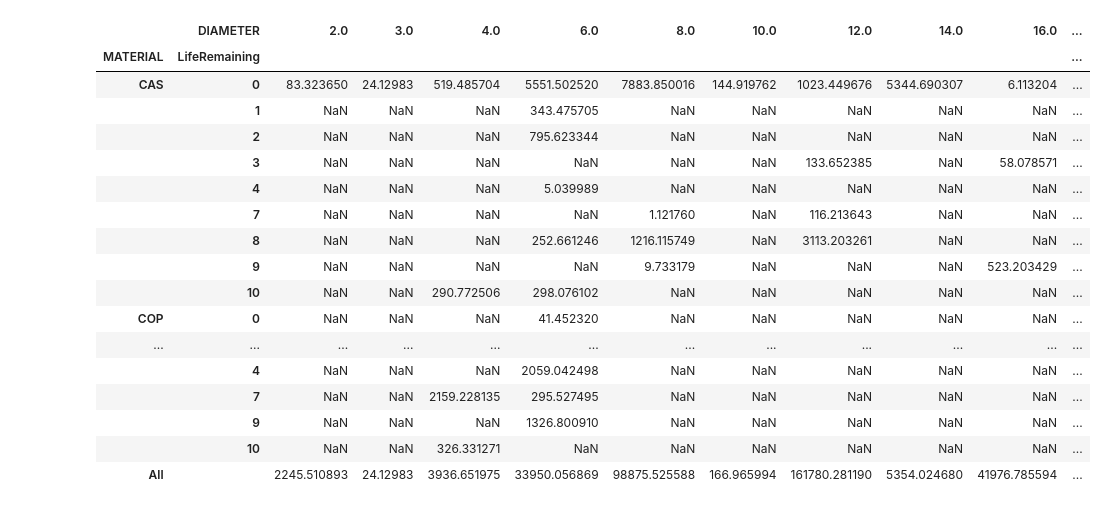
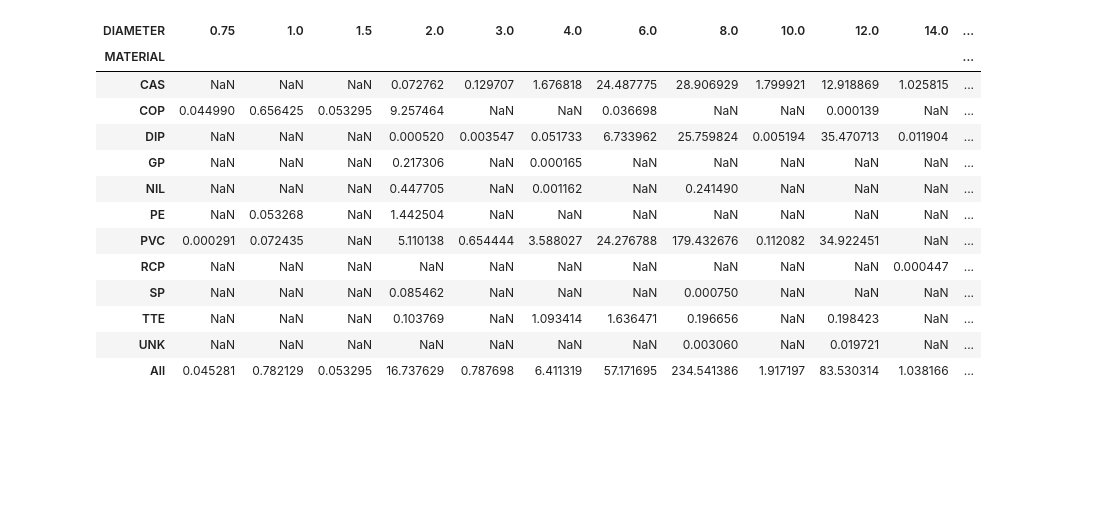
Before and after one commit to gontek/CMED, a Jupyter notebook: AssetPrediction.ipynb, the cells around one changed output. Drawn from its saved outputs; the diff is of its cells as text; code cells hidden in the pictures; blank space fills up the shorter version.

```diff
--- a/AssetPrediction.ipynb
+++ b/AssetPrediction.ipynb
@@ -26,2 +25,16 @@ BreakData = "Main_breaks_Not_Repaired_2021_5"
+# %%
+#this cell will set variables referred to throughout the rest of this script for asset management calculations
+
+#as of about Late october, there is now a service available for breaks and leaks
+
+watermains = "Water_Main_2021_12_3"
+#BreakData = r"C:\Users\kgonterwitz\OneDrive - City of Lawrence KS\Documents\ArcGIS\Projects\WaterAssets\WaterAssets.gdb\Main_breaks_Not_Repaired_2021_5"
+
+BreakData = r'https://gisweb.lawrenceks.org/hosting/rest/services/Water/Water_Breaks_and_Leaks/FeatureServer'
+
+#for the map analysis add the features from above and remove them from the group layer, so the layer name in TOC is this:
+BreakData = "Water Main Breaks"
+
+Soils= r"C:\Users\kgonterwitz\OneDrive - City of Lawrence KS\Documents\ArcGIS\Projects\WaterAssets\WaterAssets.gdb\Soils_SSURGO"
 # %%
 #initiate new analysis geodatabase and copy latest updated version of water main data
@@ -325,47 +317,46 @@ Name: Shape_Length, dtype: float64 424
 # %%
 #exploring pandas data frames, pivot tables, and grouping material and diameter summary lengths
 #this result would be useful for data quality control
 
 
 import pandas as pd
 arcpy.management.SelectLayerByAttribute(watermains, "NEW_SELECTION", "WATERTYPE = 'Potable' And MAINTBY NOT IN (-1)", None)
 
 #look at total pipe length in feet by material with 10 or less years life remaining
-arcpy.management.SelectLayerByAttribute(watermains, "NEW_SELECTION", "LifeRemaining <11", None)
 
+#arcpy.management.SelectLayerByAttribute(watermains, "NEW_SELECTION", "LifeRemaining <11", None)
+
+#Look at all values to check
+arcpy.management.SelectLayerByAttribute(watermains, "CLEAR_SELECTION")
 
 fc = watermains
 
-fields = ['DIAMETER', 'MATERIAL', 'LifeRemaining','Shape_Length'] #Change to match your input
+fields = ['MATERIAL','MilesOfPipe', 'DIAMETER'] #Change to match your input
 
 df = pd.DataFrame.from_records(data=arcpy.da.SearchCursor(fc,fields),columns=fields)
-table = pd.pivot_table(df, values='Shape_Length', index=['MATERIAL', 'LifeRemaining'], columns=['DIAMETER'], aggfunc=sum, margins = True)
+table = pd.pivot_table(df, values='MilesOfPipe', index=['MATERIAL'], columns=['DIAMETER'], aggfunc=sum, margins = True)
 
 #print(table)
 #display(table)
 
 from IPython.display import display, HTML
 
 display(HTML(table.to_html()))
 # %% [output]
-|  | DIAMETER | 2.0 | 3.0 | 4.0 | 6.0 | 8.0 | 10.0 | 12.0 | 14.0 | 16.0 | ... |
-| MATERIAL | LifeRemaining |  |  |  |  |  |  |  |  |  | ... |
-| CAS | 0 | 83.323650 | 24.12983 | 519.485704 | 5551.502520 | 7883.850016 | 144.919762 | 1023.449676 | 5344.690307 | 6.113204 | ... |
-|  | 1 | NaN | NaN | NaN | 343.475705 | NaN | NaN | NaN | NaN | NaN | ... |
-|  | 2 | NaN | NaN | NaN | 795.623344 | NaN | NaN | NaN | NaN | NaN | ... |
-|  | 3 | NaN | NaN | NaN | NaN | NaN | NaN | 133.652385 | NaN | 58.078571 | ... |
-|  | 4 | NaN | NaN | NaN | 5.039989 | NaN | NaN | NaN | NaN | NaN | ... |
-|  | 7 | NaN | NaN | NaN | NaN | 1.121760 | NaN | 116.213643 | NaN | NaN | ... |
-|  | 8 | NaN | NaN | NaN | 252.661246 | 1216.115749 | NaN | 3113.203261 | NaN | NaN | ... |
-|  | 9 | NaN | NaN | NaN | NaN | 9.733179 | NaN | NaN | NaN | 523.203429 | ... |
-|  | 10 | NaN | NaN | 290.772506 | 298.076102 | NaN | NaN | NaN | NaN | NaN | ... |
-| COP | 0 | NaN | NaN | NaN | 41.452320 | NaN | NaN | NaN | NaN | NaN | ... |
-| ... | ... | ... | ... | ... | ... | ... | ... | ... | ... | ... | ... |
-|  | 4 | NaN | NaN | NaN | 2059.042498 | NaN | NaN | NaN | NaN | NaN | ... |
-|  | 7 | NaN | NaN | 2159.228135 | 295.527495 | NaN | NaN | NaN | NaN | NaN | ... |
-|  | 9 | NaN | NaN | NaN | 1326.800910 | NaN | NaN | NaN | NaN | NaN | ... |
-|  | 10 | NaN | NaN | 326.331271 | NaN | NaN | NaN | NaN | NaN | NaN | ... |
-| All |  | 2245.510893 | 24.12983 | 3936.651975 | 33950.056869 | 98875.525588 | 166.965994 | 161780.281190 | 5354.024680 | 41976.785594 | ... |
+| DIAMETER | 0.75 | 1.0 | 1.5 | 2.0 | 3.0 | 4.0 | 6.0 | 8.0 | 10.0 | 12.0 | 14.0 | ... |
+| MATERIAL |  |  |  |  |  |  |  |  |  |  |  | ... |
+| CAS | NaN | NaN | NaN | 0.072762 | 0.129707 | 1.676818 | 24.487775 | 28.906929 | 1.799921 | 12.918869 | 1.025815 | ... |
+| COP | 0.044990 | 0.656425 | 0.053295 | 9.257464 | NaN | NaN | 0.036698 | NaN | NaN | 0.000139 | NaN | ... |
+| DIP | NaN | NaN | NaN | 0.000520 | 0.003547 | 0.051733 | 6.733962 | 25.759824 | 0.005194 | 35.470713 | 0.011904 | ... |
+| GP | NaN | NaN | NaN | 0.217306 | NaN | 0.000165 | NaN | NaN | NaN | NaN | NaN | ... |
+| NIL | NaN | NaN | NaN | 0.447705 | NaN | 0.001162 | NaN | 0.241490 | NaN | NaN | NaN | ... |
+| PE | NaN | 0.053268 | NaN | 1.442504 | NaN | NaN | NaN | NaN | NaN | NaN | NaN | ... |
+| PVC | 0.000291 | 0.072435 | NaN | 5.110138 | 0.654444 | 3.588027 | 24.276788 | 179.432676 | 0.112082 | 34.922451 | NaN | ... |
+| RCP | NaN | NaN | NaN | NaN | NaN | NaN | NaN | NaN | NaN | NaN | 0.000447 | ... |
+| SP | NaN | NaN | NaN | 0.085462 | NaN | NaN | NaN | 0.000750 | NaN | NaN | NaN | ... |
+| TTE | NaN | NaN | NaN | 0.103769 | NaN | 1.093414 | 1.636471 | 0.196656 | NaN | 0.198423 | NaN | ... |
+| UNK | NaN | NaN | NaN | NaN | NaN | NaN | NaN | 0.003060 | NaN | 0.019721 | NaN | ... |
+| All | 0.045281 | 0.782129 | 0.053295 | 16.737629 | 0.787698 | 6.411319 | 57.171695 | 234.541386 | 1.917197 | 83.530314 | 1.038166 | ... |
 # %%
 arcpy.management.SelectLayerByAttribute(watermains, "CLEAR_SELECTION")
 # %% [output]
```
Also changed, not shown: parts of 40 cells of this notebook, 2 other files.
